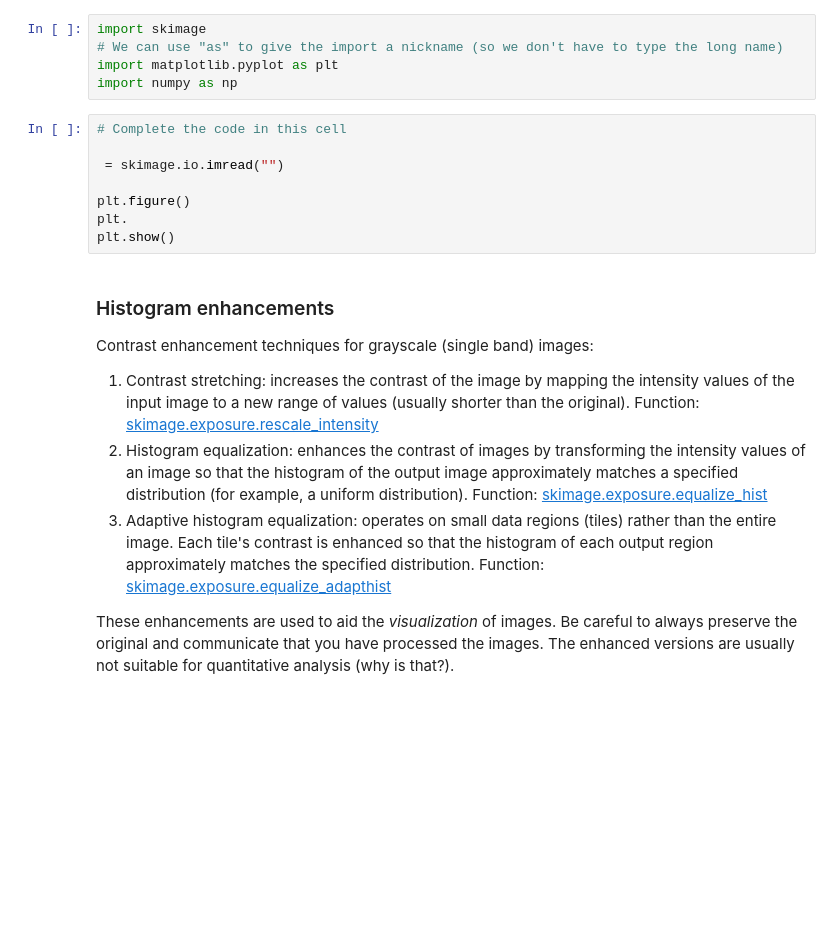
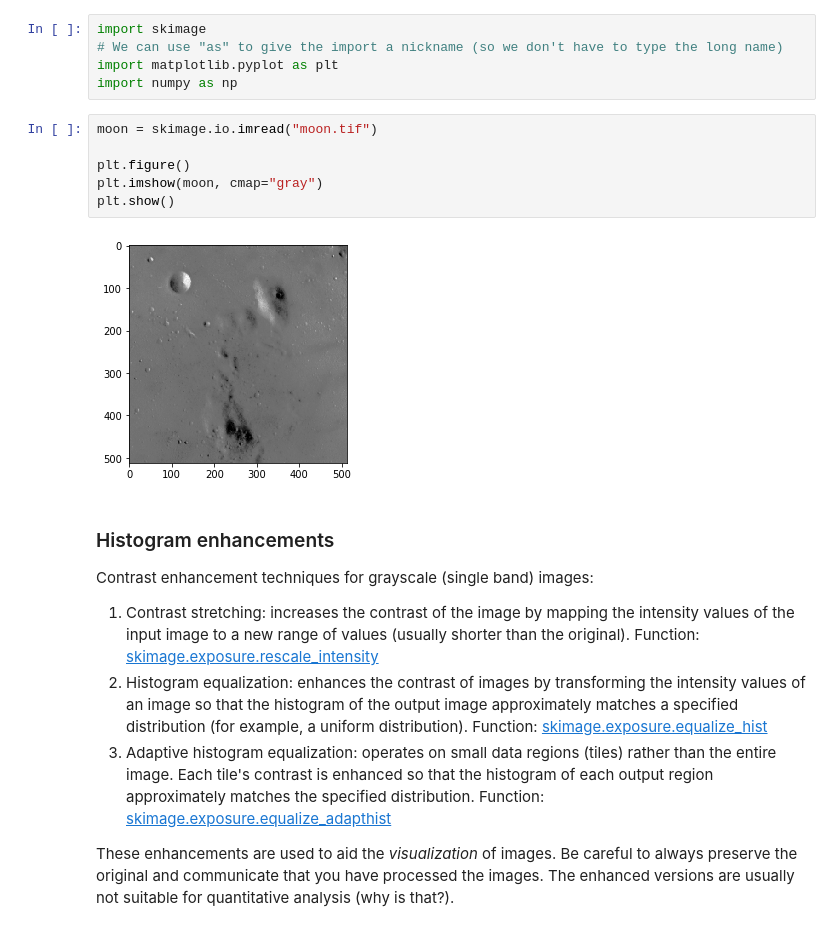
Before and after one commit to leouieda/remote-sensing, a Jupyter notebook: practical1.ipynb, the cells around one changed output. Drawn from its saved outputs; the diff is of its cells as text; blank space fills up the shorter version.

```diff
--- a/practical1.ipynb
+++ b/practical1.ipynb
@@ -108,13 +143,13 @@ import skimage
 import matplotlib.pyplot as plt
 import numpy as np
 # %%
-# Complete the code in this cell
-
- = skimage.io.imread("")
+moon = skimage.io.imread("moon.tif")
 
 plt.figure()
-plt.
+plt.imshow(moon, cmap="gray")
 plt.show()
+# %% [output]
+[figure, added]
 # %% [markdown]
 ### Histogram enhancements
 
```
Also changed, not shown: parts of 20 cells of this notebook.
